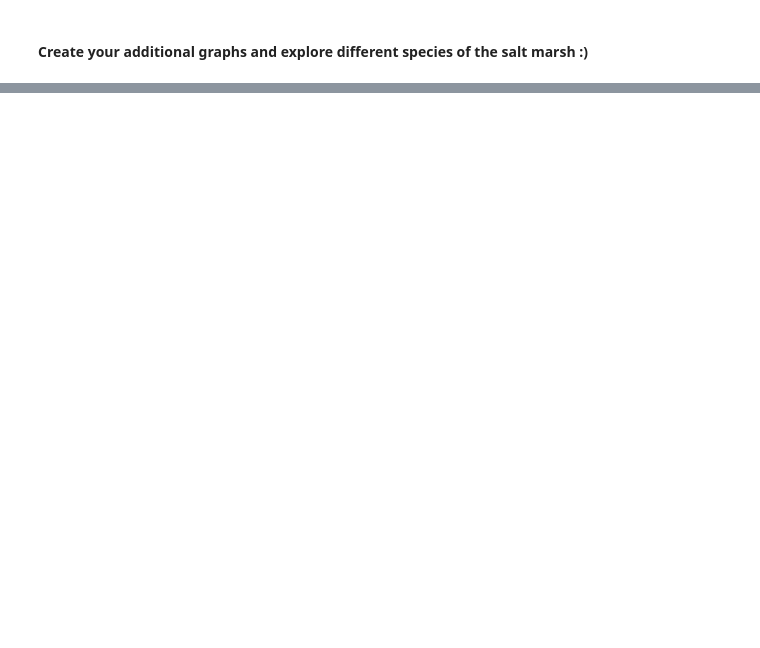
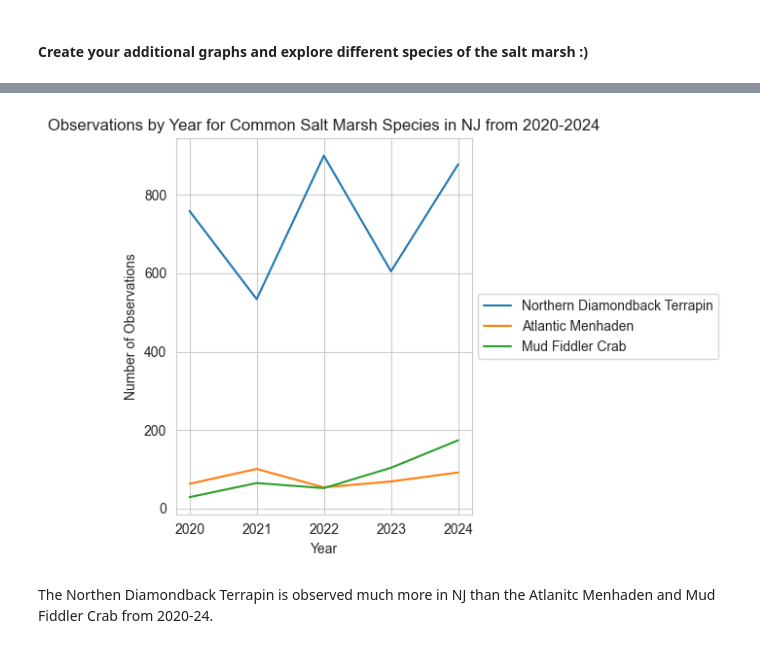
Before and after one commit to joedag32/DSSA-5102_Spring2025, a Jupyter notebook: Assignments/Assignment_10/Assignment10_Dagostino.ipynb, the cells around one changed output, grey strips where cells are left out. Saved outputs shown, nothing was run; the diff lists cells and outputs as text; code cells hidden in the pictures; blank space fills up the shorter version.

```diff
--- a/Assignments/Assignment_10/Assignment10_Dagostino.ipynb
+++ b/Assignments/Assignment_10/Assignment10_Dagostino.ipynb
@@ -643,2 +748,16 @@ engine = create_engine(DATABASE_URL)
 # %% [markdown]
 #### Create your additional graphs and explore different species of the salt marsh :)
+# %%
+# Let's see how the Northern Diamondback Terrapin, Atlantic Menhaden, Mud Fiddler Crab are affected as well
+
+with engine.connect() as connection:  # Establish a connection
+    species_query = text("""SELECT COUNT(*) AS count, YEAR(observation_date) AS year, species
+                             FROM saltmarsh
+                             WHERE species IN ('Northern Diamondback Terrapin', 'Atlantic Menhaden', 'Mud Fiddler Crab')
+                             GROUP BY species, year
+                             ORDER BY year;
+                                 """)
+    species_query = pd.read_sql(species_query, connection) #Use pandas to read the sql query with the connection to the database
+
+# Print the results
+species_query
@@ -644,0 +782,16 @@ engine = create_engine(DATABASE_URL)
+# %%
+# create 3 dataframes just for the 3 specific species
+terrapin_df = species_query[species_query['species'] == 'Northern Diamondback Terrapin']
+fish_df = species_query[species_query['species'] == 'Atlantic Menhaden']
+crab_df = species_query[species_query['species'] == 'Mud Fiddler Crab']
+# %%
+plt.plot(terrapin_df['year'], terrapin_df['count'], label='Northern Diamondback Terrapin')
+plt.plot(fish_df['year'], fish_df['count'], label='Atlantic Menhaden')
+plt.plot(crab_df['year'], crab_df['count'], label='Mud Fiddler Crab')
+plt.xlabel('Year')
+plt.ylabel('Number of Observations')
+plt.title('Observations by Year for Common Salt Marsh Species in NJ from 2020-2024')
+plt.legend(loc='center left', bbox_to_anchor=(1, 0.5))
+plt.tight_layout()
+plt.show()
+# %% [output]
@@ -644,0 +799,3 @@ engine = create_engine(DATABASE_URL)
+[figure, added]
+# %% [markdown]
+The Northen Diamondback Terrapin is observed much more in NJ than the Atlanitc Menhaden and Mud Fiddler Crab from 2020-24.
```
Also changed, not shown: parts of 18 cells of this notebook.
